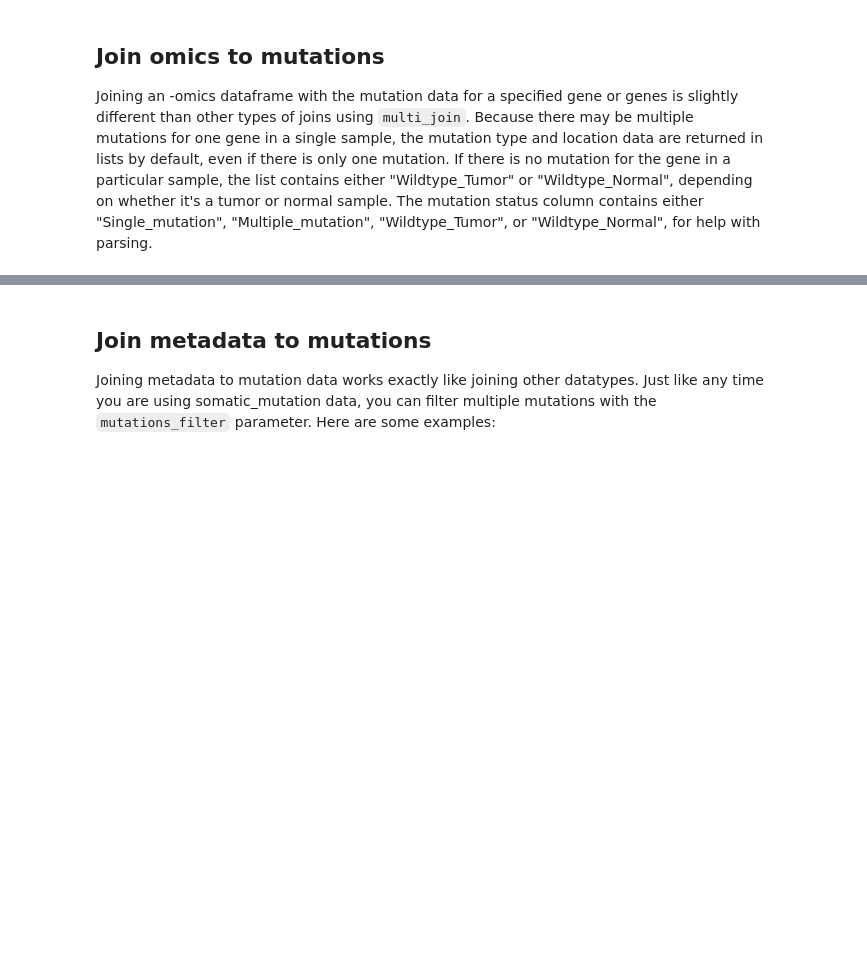
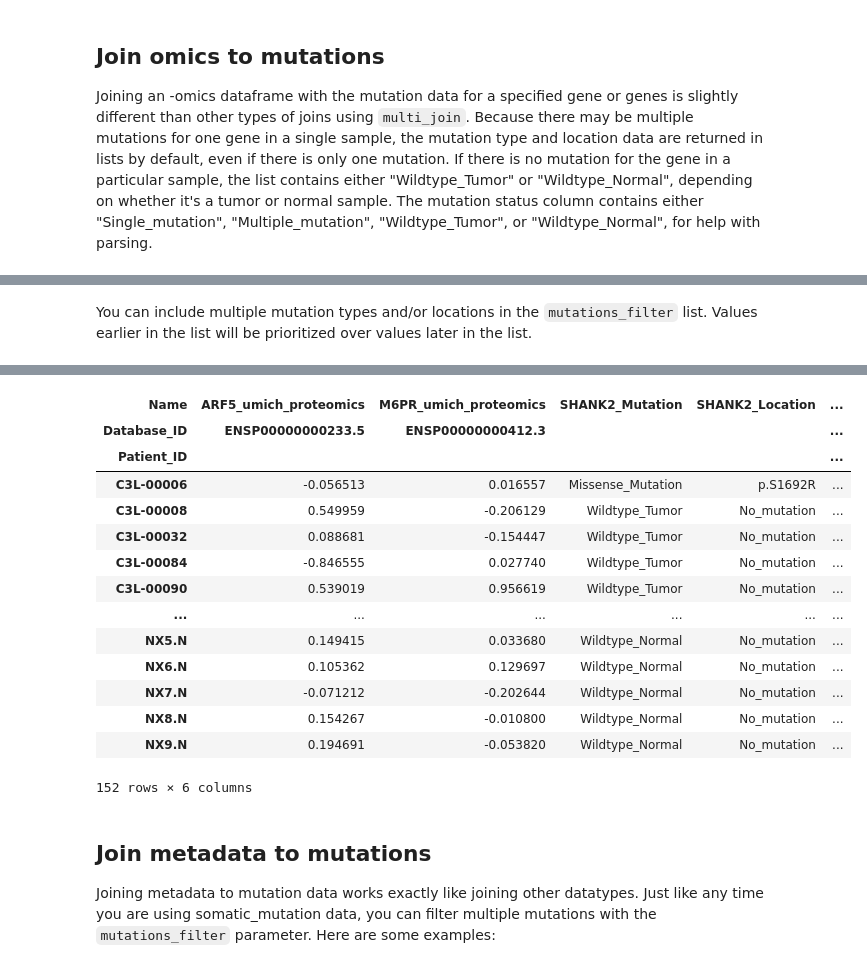
Before and after one commit to PayneLab/cptac, a Jupyter notebook: notebooks/tutorial03_joining_dataframes.ipynb, the cells around one changed output, grey strips where cells are left out. Cells and saved outputs as stored; diff of their text form; code cells hidden in the pictures; blank space fills up the shorter version.

```diff
--- a/notebooks/tutorial03_joining_dataframes.ipynb
+++ b/notebooks/tutorial03_joining_dataframes.ipynb
@@ -226,5 +256,8 @@ You can include multiple mutation types and/or locations in the `mutations_filte
+# %% [markdown]
+You can include multiple mutation types and/or locations in the `mutations_filter` list. Values earlier in the list will be prioritized over values later in the list.
 # %%
-PTEN_complex_filter = en.multi_join({"awg proteomics": ["AURKA", "TP53"],
-                                    "awg somatic_mutation": "PTEN"},
+PTEN_complex_filter = en.multi_join({"umich proteomics": ["ARF5", "M6PR"],
+                                    "harmonized somatic_mutation": "SHANK2"},
                                     mutations_filter=["p.R130Q", "Nonsense_Mutation"])
-PTEN_complex_filter.loc[["C3L-00006", "C3L-00137"]]
+PTEN_complex_filter
+# %% [output]
@@ -231,3 +267,18 @@ PTEN_complex_filter.loc[["C3L-00006", "C3L-00137"]]
+| Name | ARF5_umich_proteomics | M6PR_umich_proteomics | SHANK2_Mutation | SHANK2_Location | ... |
+| Database_ID | ENSP00000000233.5 | ENSP00000000412.3 |  |  | ... |
+| Patient_ID |  |  |  |  | ... |
+| C3L-00006 | -0.056513 | 0.016557 | Missense_Mutation | p.S1692R | ... |
+| C3L-00008 | 0.549959 | -0.206129 | Wildtype_Tumor | No_mutation | ... |
+| C3L-00032 | 0.088681 | -0.154447 | Wildtype_Tumor | No_mutation | ... |
+| C3L-00084 | -0.846555 | 0.027740 | Wildtype_Tumor | No_mutation | ... |
+| C3L-00090 | 0.539019 | 0.956619 | Wildtype_Tumor | No_mutation | ... |
+| ... | ... | ... | ... | ... | ... |
+| NX5.N | 0.149415 | 0.033680 | Wildtype_Normal | No_mutation | ... |
+| NX6.N | 0.105362 | 0.129697 | Wildtype_Normal | No_mutation | ... |
+| NX7.N | -0.071212 | -0.202644 | Wildtype_Normal | No_mutation | ... |
+| NX8.N | 0.154267 | -0.010800 | Wildtype_Normal | No_mutation | ... |
+| NX9.N | 0.194691 | -0.053820 | Wildtype_Normal | No_mutation | ... |
+152 rows × 6 columns
 # %% [markdown]
 ## Join metadata to mutations
 
```
Also changed, not shown: parts of 21 cells of this notebook, 11 other files.
